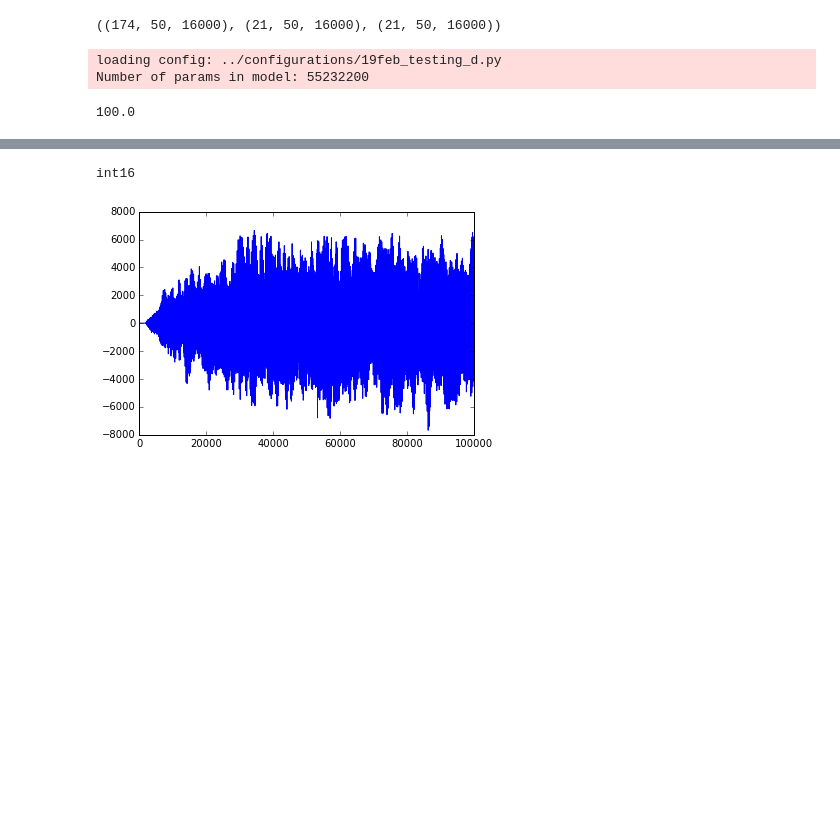
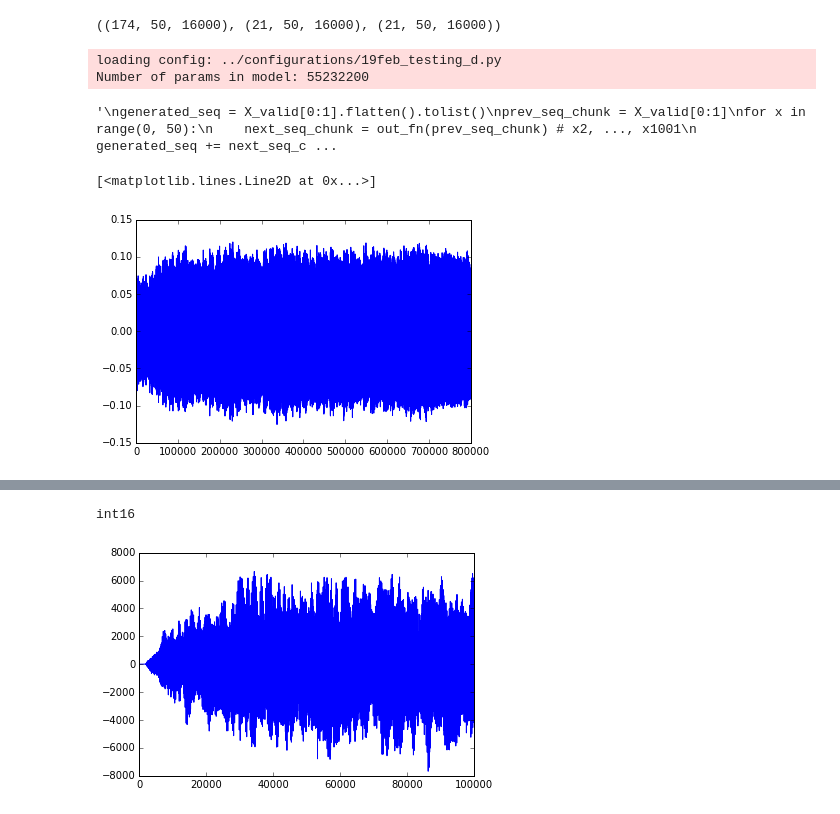
Before and after one commit to christopher-beckham/ift6266h16, a Jupyter notebook: vocal_synthesis/notebooks/25feb_entry.ipynb, the cells around one changed output, grey strips where cells are left out. Drawn from its saved outputs; the diff is of its cells as text; code cells hidden in the pictures; blank space fills up the shorter version.

```diff
--- a/vocal_synthesis/notebooks/25feb_entry.ipynb
+++ b/vocal_synthesis/notebooks/25feb_entry.ipynb
@@ -50,13 +52,13 @@ set_all_param_values(l_out, model)
 loading config: ../configurations/19feb_testing_d.py
 Number of params in model: 55232200
 # %%
+"""
 generated_seq = X_valid[0:1].flatten().tolist()
 prev_seq_chunk = X_valid[0:1]
 for x in range(0, 50):
     next_seq_chunk = out_fn(prev_seq_chunk) # x2, ..., x1001
     generated_seq += next_seq_chunk[0][-1].flatten().tolist() # append x1001 to end
     prev_seq_chunk = next_seq_chunk
+"""
+# %% [output]
+'\ngenerated_seq = X_valid[0:1].flatten().tolist()\nprev_seq_chunk = X_valid[0:1]\nfor x in range(0, 50):\n    next_seq_chunk = out_fn(prev_seq_chunk) # x2, ..., x1001\n    generated_seq += next_seq_c ...
-# %%
-float(len(generated_seq)) / 16000.0
-# %% [output]
-100.0
@@ -63 +91,7 @@ float(len(generated_seq)) / 16000.0
+# %%
+generated_seq = np.asarray(generated_seq_array).flatten()
+plt.plot(generated_seq[50*16000 : 100*16000 ])
+# %% [output]
+[<matplotlib.lines.Line2D at 0x...>]
+[figure, added]
 # %%
```
Also changed, not shown: parts of 5 cells of this notebook, 11 other files.
